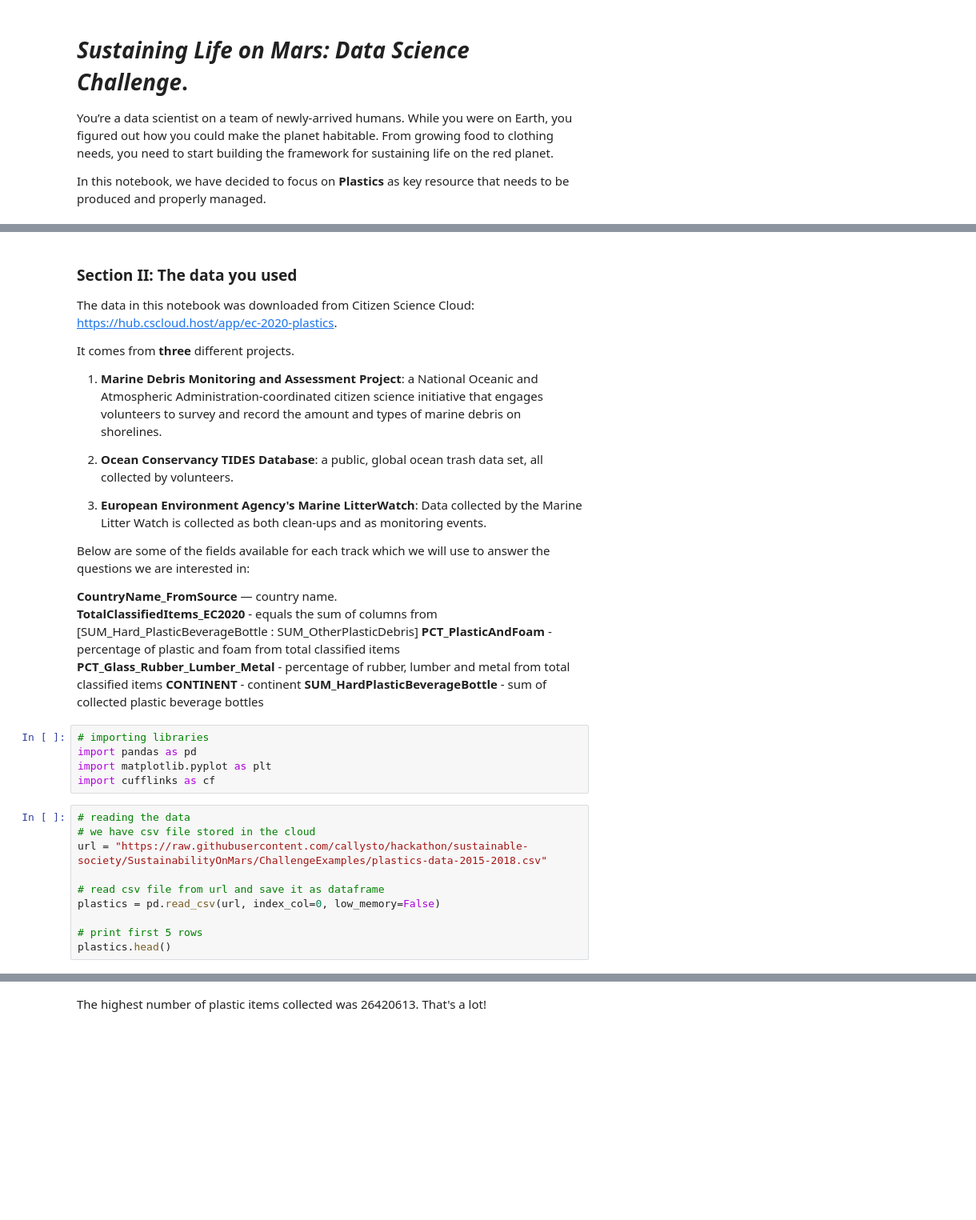
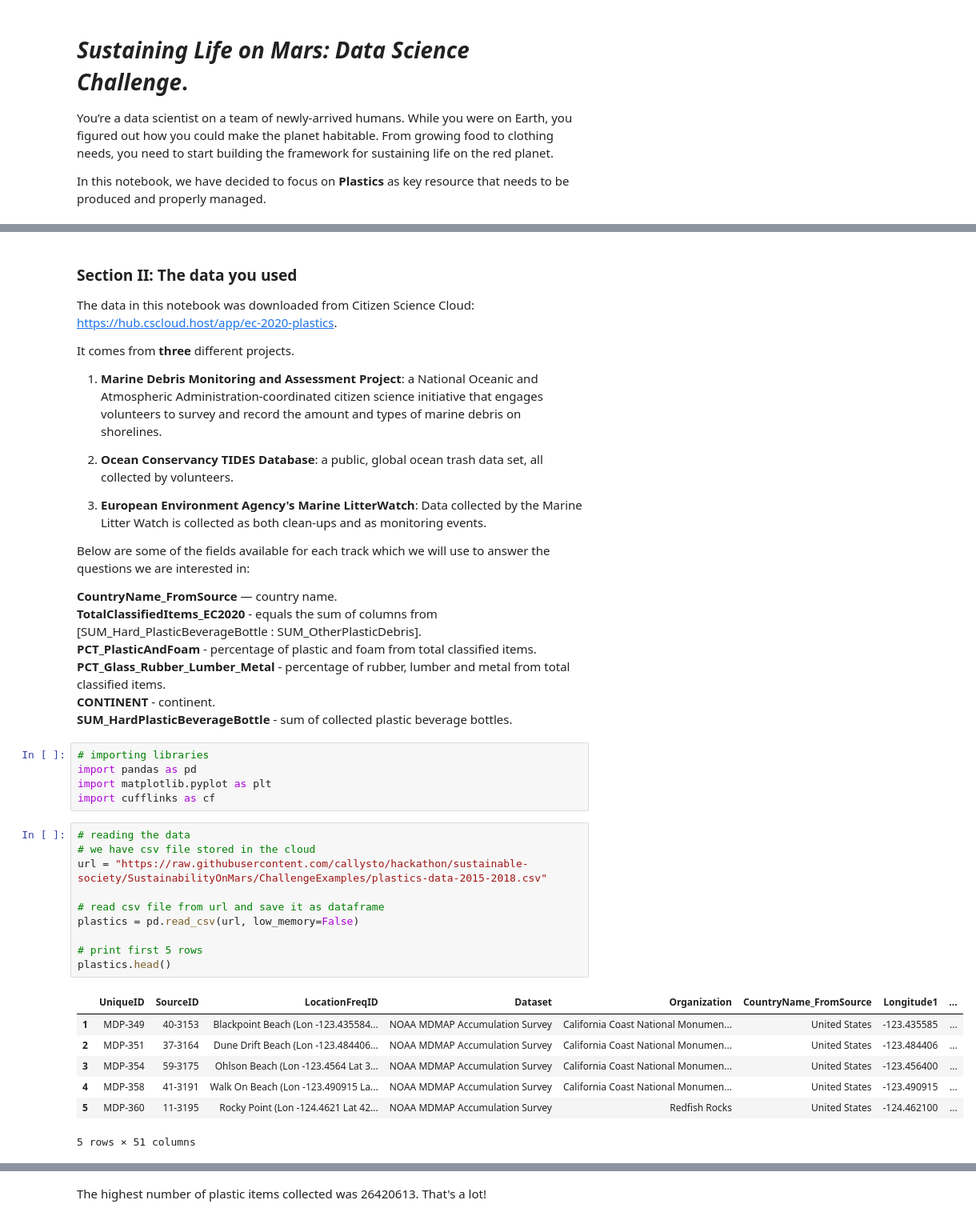
Before and after one commit to callysto/hackathon, a Jupyter notebook: SustainabilityOnMars/ChallengeExamples/plastic-example.ipynb, the cells around one changed output, grey strips where cells are left out. Shown at 80% size. Saved outputs shown, nothing was run; the diff lists cells and outputs as text; blank space fills up the shorter version.

```diff
--- a/SustainabilityOnMars/ChallengeExamples/plastic-example.ipynb
+++ b/SustainabilityOnMars/ChallengeExamples/plastic-example.ipynb
@@ -34,12 +34,12 @@ It comes from **three** different projects.
 
 Below are some of the fields available for each track which we will use to answer the questions we are interested in:
 
-**CountryName_FromSource** — country name.\
-**TotalClassifiedItems_EC2020** - equals the sum of columns from [SUM_Hard_PlasticBeverageBottle : SUM_OtherPlasticDebris]
-**PCT_PlasticAndFoam** - percentage of plastic and foam from total classified items
-**PCT_Glass_Rubber_Lumber_Metal** - percentage of rubber, lumber and metal from total classified items
-**CONTINENT** - continent
-**SUM_HardPlasticBeverageBottle** - sum of collected plastic beverage bottles
+**CountryName_FromSource** — country name.<br>
+**TotalClassifiedItems_EC2020** - equals the sum of columns from [SUM_Hard_PlasticBeverageBottle : SUM_OtherPlasticDebris].<br>
+**PCT_PlasticAndFoam** - percentage of plastic and foam from total classified items.<br>
+**PCT_Glass_Rubber_Lumber_Metal** - percentage of rubber, lumber and metal from total classified items.<br>
+**CONTINENT** - continent.<br>
+**SUM_HardPlasticBeverageBottle** - sum of collected plastic beverage bottles.<br>
 # %%
 # importing libraries
 import pandas as pd
@@ -48,13 +48,21 @@ import cufflinks as cf
 # %%
 # reading the data
 # we have csv file stored in the cloud
 url = "https://raw.githubusercontent.com/callysto/hackathon/sustainable-society/SustainabilityOnMars/ChallengeExamples/plastics-data-2015-2018.csv"
 
 # read csv file from url and save it as dataframe
-plastics = pd.read_csv(url, index_col=0, low_memory=False)
+plastics = pd.read_csv(url, low_memory=False)
 
 # print first 5 rows
 plastics.head()
+# %% [output]
+|  | UniqueID | SourceID | LocationFreqID | Dataset | Organization | CountryName_FromSource | Longitude1 | ... |
+| 1 | MDP-349 | 40-3153 | Blackpoint Beach (Lon -123.435584... | NOAA MDMAP Accumulation Survey | California Coast National Monumen... | United States | -123.435585 | ... |
+| 2 | MDP-351 | 37-3164 | Dune Drift Beach (Lon -123.484406... | NOAA MDMAP Accumulation Survey | California Coast National Monumen... | United States | -123.484406 | ... |
+| 3 | MDP-354 | 59-3175 | Ohlson Beach (Lon -123.4564 Lat 3... | NOAA MDMAP Accumulation Survey | California Coast National Monumen... | United States | -123.456400 | ... |
+| 4 | MDP-358 | 41-3191 | Walk On Beach (Lon -123.490915 La... | NOAA MDMAP Accumulation Survey | California Coast National Monumen... | United States | -123.490915 | ... |
+| 5 | MDP-360 | 11-3195 | Rocky Point (Lon -124.4621 Lat 42... | NOAA MDMAP Accumulation Survey | Redfish Rocks | United States | -124.462100 | ... |
+5 rows × 51 columns
 # %%
 # how many rows and colums does the dataframe have?
 plastics.shape
```
Also changed, not shown: parts of 8 cells of this notebook.
